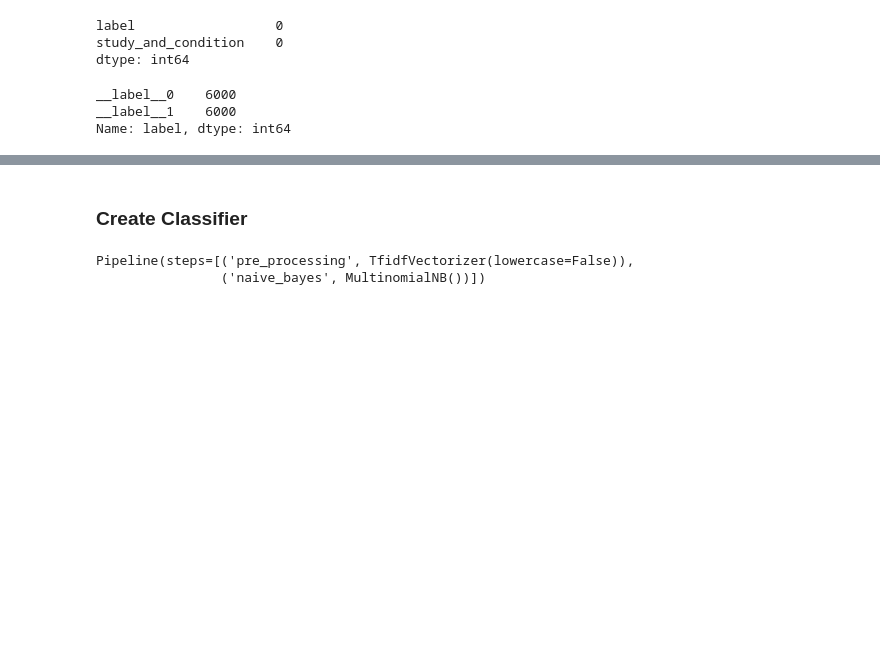
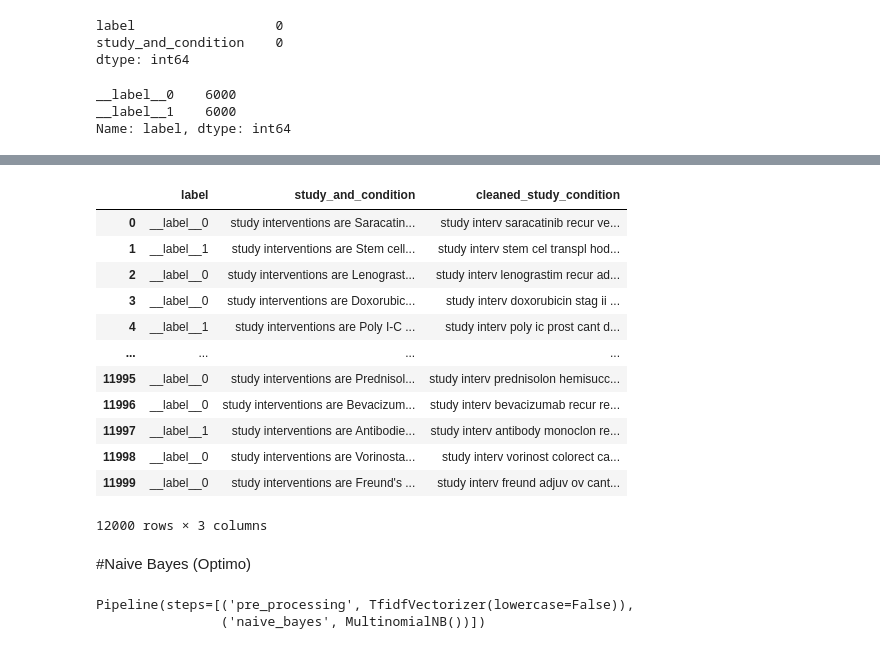
Before and after one commit to Juanandres44/Proyecto1-2, a Jupyter notebook: Back/notebook/Proyecto1_2.ipynb, the cells around one changed output, grey strips where cells are left out. Drawn from its saved outputs; the diff is of its cells as text; code cells hidden in the pictures; blank space fills up the shorter version.

```diff
--- a/Back/notebook/Proyecto1_2.ipynb
+++ b/Back/notebook/Proyecto1_2.ipynb
@@ -128,3 +178,0 @@ def text_cleaning(text, remove_stop_words=True, lemmatize_words=True):
-# %%
-#clean the review
-data["cleaned_study_and_condition"] = data["study_and_condition"].apply(text_cleaning)
@@ -139,0 +234,5 @@ data.head()
+# %%
+data['study_and_condition'] = data['study_and_condition'].apply(contractions.fix) #Aplica la cor
+# %%
+data['cleaned_study_condition'] = data['study_and_condition'].apply(word_tokenize).apply(preprocessing) #Aplica la eliminación del ruido
+data.head()
@@ -139,0 +246,26 @@ data.head()
+# %%
+def stem_words(words):
+    """Stem words in list of tokenized words"""
+    stemmer = LancasterStemmer()
+    stems = []
+    for word in words:
+        stem = stemmer.stem(word)
+        stems.append(stem)
+    return stems
+
+def lemmatize_verbs(words):
+    """Lemmatize verbs in list of tokenized words"""
+    lemmatizer = WordNetLemmatizer()
+    lemmas = []
+    for word in words:
+        lemma = lemmatizer.lemmatize(word, pos='v')
+        lemmas.append(lemma)
+    return lemmas
+
+def stem_and_lemmatize(words):
+    stems = stem_words(words)
+    lemmas = lemmatize_verbs(words)
+    return stems + lemmas
+
+data['cleaned_study_condition'] = data['cleaned_study_condition'].apply(stem_and_lemmatize) #Aplica lematización y Eliminación de Prefijos y Sufijos.
+data.head()
@@ -140,2 +279,19 @@ data.head()
+# %%
+data['cleaned_study_condition'] = data['cleaned_study_condition'].apply(lambda x: ' '.join(map(str, x)))
+data
+# %% [output]
+|  | label | study_and_condition | cleaned_study_condition |
+| 0 | __label__0 | study interventions are Saracatin... | study interv saracatinib recur ve... |
+| 1 | __label__1 | study interventions are Stem cell... | study interv stem cel transpl hod... |
+| 2 | __label__0 | study interventions are Lenograst... | study interv lenograstim recur ad... |
+| 3 | __label__0 | study interventions are Doxorubic... | study interv doxorubicin stag ii ... |
+| 4 | __label__1 | study interventions are Poly I-C ... | study interv poly ic prost cant d... |
+| ... | ... | ... | ... |
+| 11995 | __label__0 | study interventions are Prednisol... | study interv prednisolon hemisucc... |
+| 11996 | __label__0 | study interventions are Bevacizum... | study interv bevacizumab recur re... |
+| 11997 | __label__1 | study interventions are Antibodie... | study interv antibody monoclon re... |
+| 11998 | __label__0 | study interventions are Vorinosta... | study interv vorinost colorect ca... |
+| 11999 | __label__0 | study interventions are Freund's ... | study interv freund adjuv ov cant... |
+12000 rows × 3 columns
 # %%
 #split features and target from train data
@@ -160,8 +308,8 @@ X_train, X_valid, y_train, y_valid = train_test_split(
     shuffle=True,
     stratify=y,
 )
-# %% [markdown]
-### Create Classifier
+# %% [markdown]
+#Naive Bayes (Optimo)
 # %%
 # The multinomial Naive Bayes classifier is suitable for classification with discrete features
 # (e.g., word counts for text classification).
```
Also changed, not shown: parts of 20 cells of this notebook, 2 other files.
